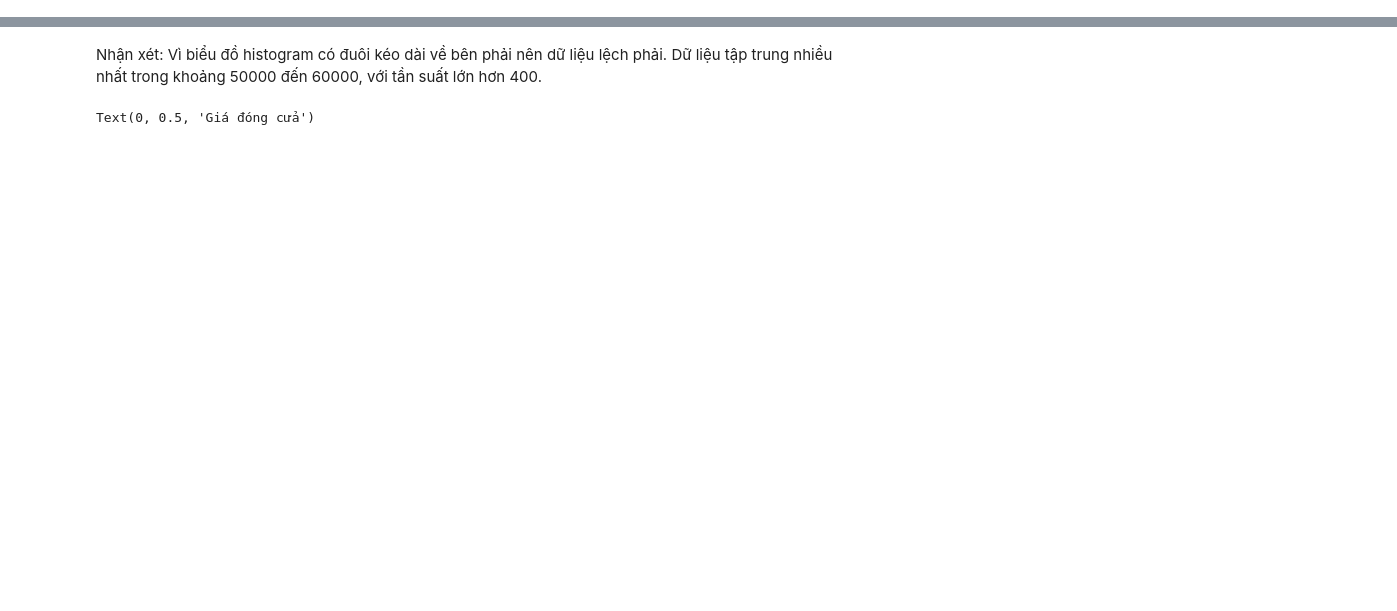
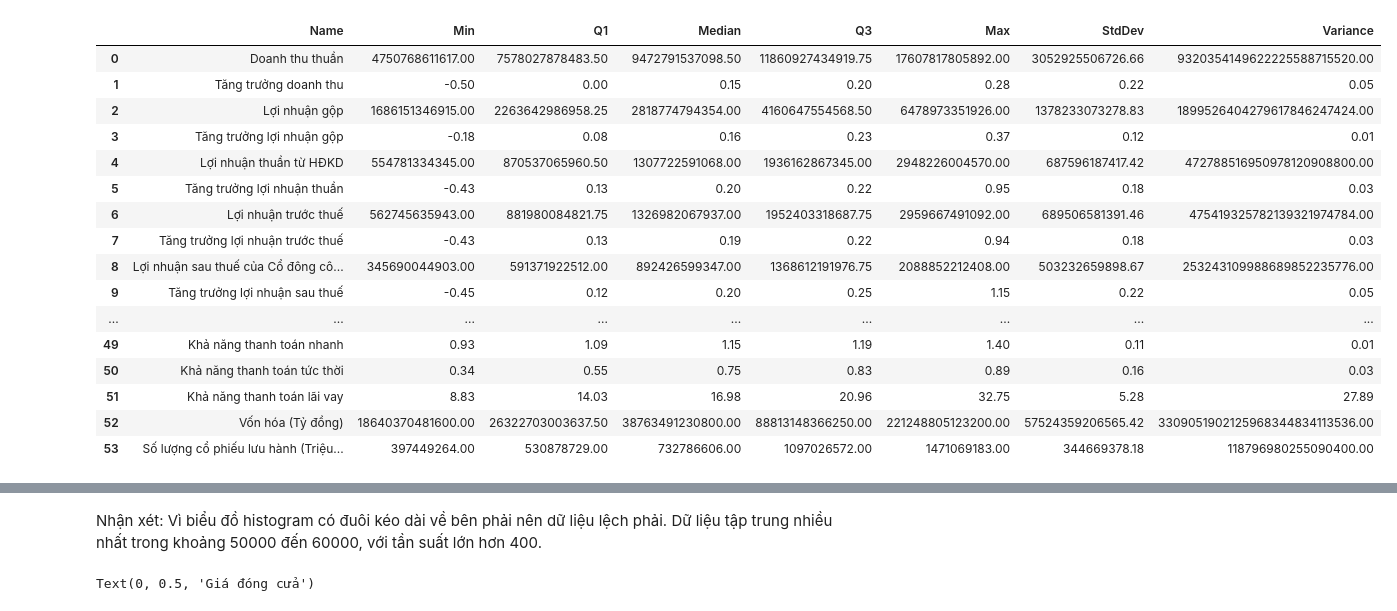
Before and after one commit to bokuwakira1411/Data-understanding---DM-A, a Jupyter notebook: descriptive_statistics.ipynb, the cells around one changed output, grey strips where cells are left out. Cells and saved outputs as stored; diff of their text form; code cells hidden in the pictures; blank space fills up the shorter version.

```diff
--- a/descriptive_statistics.ipynb
+++ b/descriptive_statistics.ipynb
@@ -35,3 +35,23 @@ for i in range(1, 55):
     })
 df = pd.DataFrame(all_data, columns=["Name", "Min", "Q1", "Median", "Q3", "Max","StdDev","Variance"])
 df.to_excel("descriptive_statistics_FinancialIdicatior.xlsx", index=False)
+# %%
+df
+# %% [output]
+|  | Name | Min | Q1 | Median | Q3 | Max | StdDev | Variance |
+| 0 | Doanh thu thuần | 4750768611617.00 | 7578027878483.50 | 9472791537098.50 | 11860927434919.75 | 17607817805892.00 | 3052925506726.66 | 9320354149622225588715520.00 |
+| 1 | Tăng trưởng doanh thu | -0.50 | 0.00 | 0.15 | 0.20 | 0.28 | 0.22 | 0.05 |
+| 2 | Lợi nhuận gộp | 1686151346915.00 | 2263642986958.25 | 2818774794354.00 | 4160647554568.50 | 6478973351926.00 | 1378233073278.83 | 1899526404279617846247424.00 |
+| 3 | Tăng trưởng lợi nhuận gộp | -0.18 | 0.08 | 0.16 | 0.23 | 0.37 | 0.12 | 0.01 |
+| 4 | Lợi nhuận thuần từ HĐKD | 554781334345.00 | 870537065960.50 | 1307722591068.00 | 1936162867345.00 | 2948226004570.00 | 687596187417.42 | 472788516950978120908800.00 |
+| 5 | Tăng trưởng lợi nhuận thuần | -0.43 | 0.13 | 0.20 | 0.22 | 0.95 | 0.18 | 0.03 |
+| 6 | Lợi nhuận trước thuế | 562745635943.00 | 881980084821.75 | 1326982067937.00 | 1952403318687.75 | 2959667491092.00 | 689506581391.46 | 475419325782139321974784.00 |
+| 7 | Tăng trưởng lợi nhuận trước thuế | -0.43 | 0.13 | 0.19 | 0.22 | 0.94 | 0.18 | 0.03 |
+| 8 | Lợi nhuận sau thuế của Cổ đông cô... | 345690044903.00 | 591371922512.00 | 892426599347.00 | 1368612191976.75 | 2088852212408.00 | 503232659898.67 | 253243109988689852235776.00 |
+| 9 | Tăng trưởng lợi nhuận sau thuế | -0.45 | 0.12 | 0.20 | 0.25 | 1.15 | 0.22 | 0.05 |
+| ... | ... | ... | ... | ... | ... | ... | ... | ... |
+| 49 | Khả năng thanh toán nhanh | 0.93 | 1.09 | 1.15 | 1.19 | 1.40 | 0.11 | 0.01 |
+| 50 | Khả năng thanh toán tức thời | 0.34 | 0.55 | 0.75 | 0.83 | 0.89 | 0.16 | 0.03 |
+| 51 | Khả năng thanh toán lãi vay | 8.83 | 14.03 | 16.98 | 20.96 | 32.75 | 5.28 | 27.89 |
+| 52 | Vốn hóa (Tỷ đồng) | 18640370481600.00 | 26322703003637.50 | 38763491230800.00 | 88813148366250.00 | 221248805123200.00 | 57524359206565.42 | 3309051902125968344834113536.00 |
+| 53 | Số lượng cổ phiếu lưu hành (Triệu... | 397449264.00 | 530878729.00 | 732786606.00 | 1097026572.00 | 1471069183.00 | 344669378.18 | 118796980255090400.00 |
```
Also changed, not shown: parts of 9 cells of this notebook.
